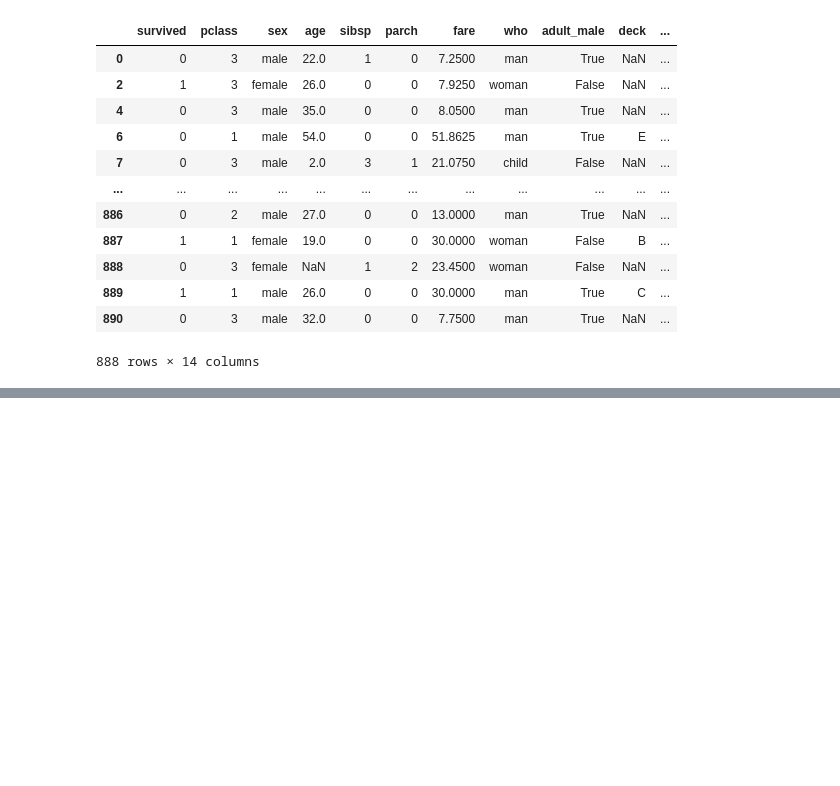
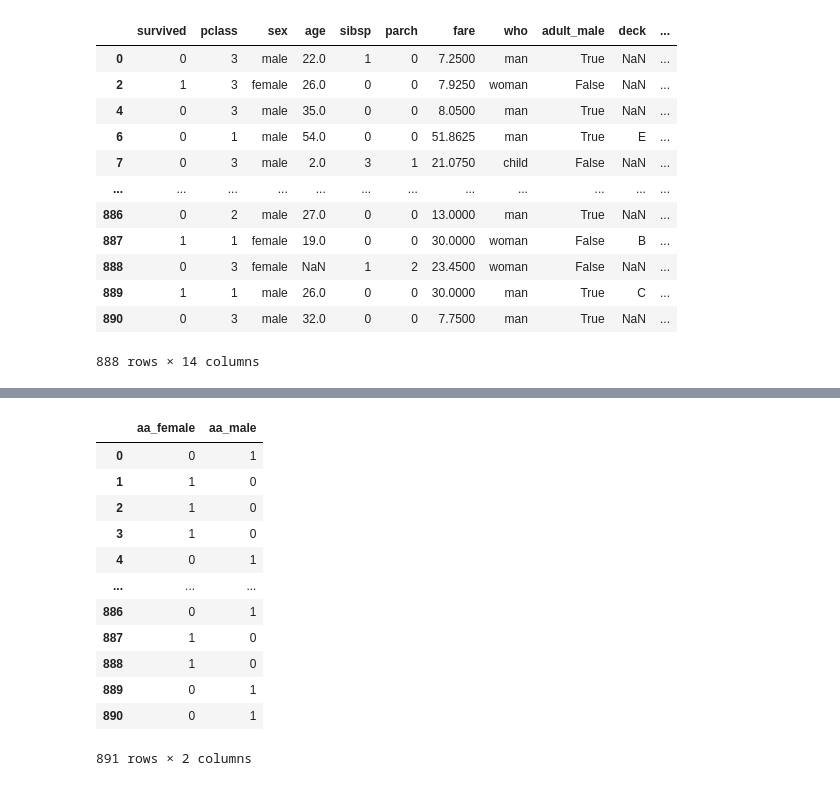
Before and after one commit to chi-hun/pandas-note, a Jupyter notebook: pandas_note.ipynb, the cells around one changed output, grey strips where cells are left out. Drawn from its saved outputs; the diff is of its cells as text; code cells hidden in the pictures; blank space fills up the shorter version.

```diff
--- a/pandas_note.ipynb
+++ b/pandas_note.ipynb
@@ -536,0 +593,3 @@ df1
+# %%
+df['survived'] = df['survived'].apply(lambda x : 0 if x=='사망' else 1)
+df.groupby(['sex','pclass'])['survived'].mean()
@@ -536,0 +615,16 @@ df1
+# %%
+pd.get_dummies(df['sex'],prefix='aa')
+# %% [output]
+|  | aa_female | aa_male |
+| 0 | 0 | 1 |
+| 1 | 1 | 0 |
+| 2 | 1 | 0 |
+| 3 | 1 | 0 |
+| 4 | 0 | 1 |
+| ... | ... | ... |
+| 886 | 0 | 1 |
+| 887 | 1 | 0 |
+| 888 | 1 | 0 |
+| 889 | 0 | 1 |
+| 890 | 0 | 1 |
+891 rows × 2 columns
```
Also changed, not shown: parts of 5 cells of this notebook.
